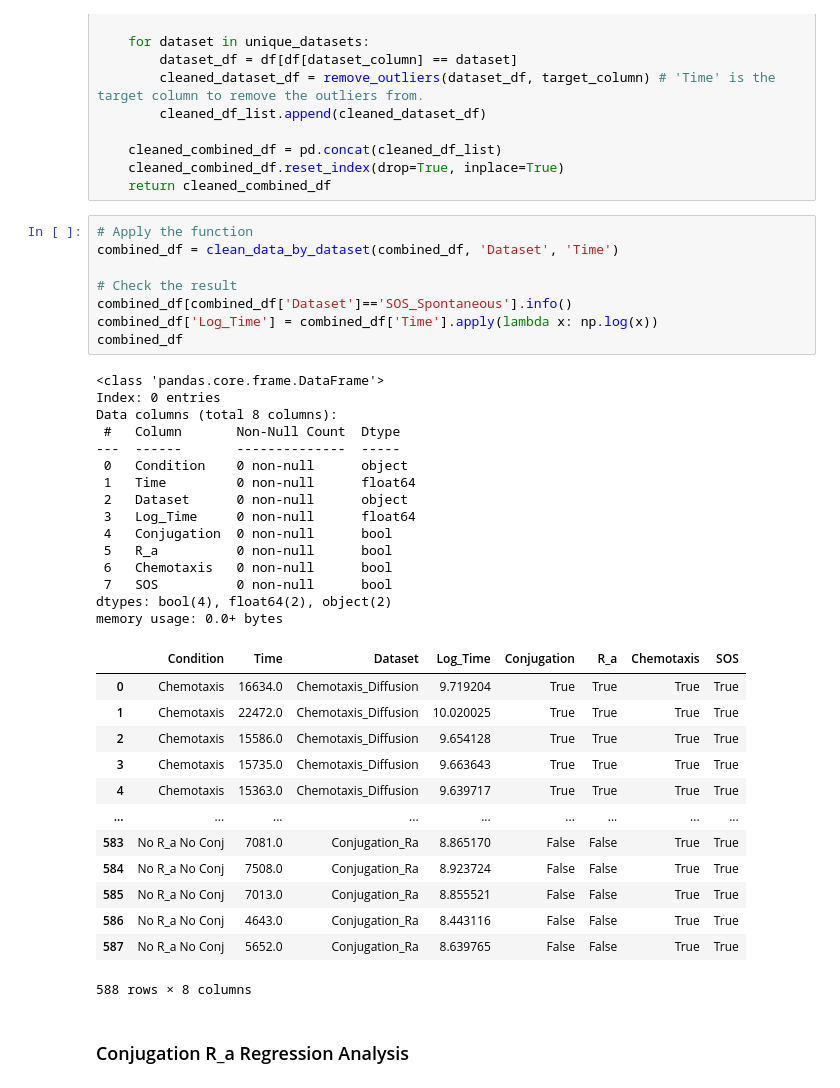
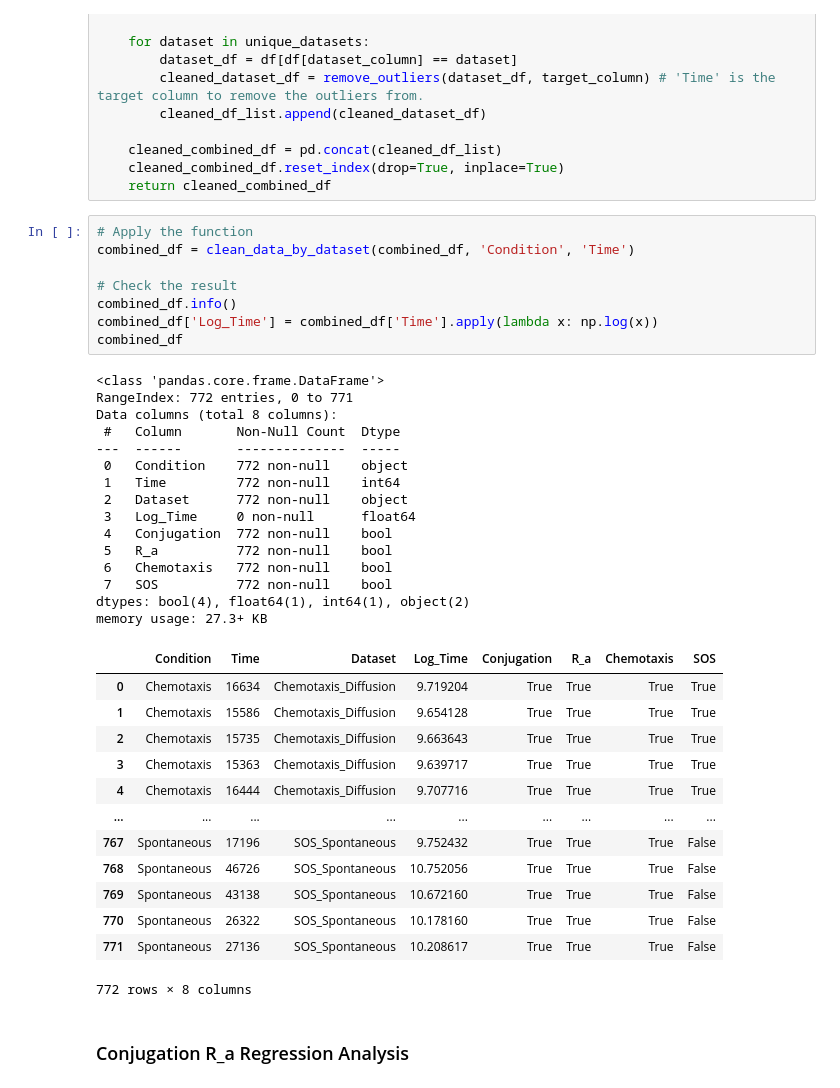
Before and after one commit to Frood-for-Thought/Bac_Evol_SSA, a Jupyter notebook: Time to Fixation Experiments - Changing Chemotaxis Equation/Regression_Analysis.ipynb, the cells around one changed output. Saved outputs shown, nothing was run; the diff lists cells and outputs as text.

```diff
--- a/Time to Fixation Experiments - Changing Chemotaxis Equation/Regression_Analysis.ipynb
+++ b/Time to Fixation Experiments - Changing Chemotaxis Equation/Regression_Analysis.ipynb
@@ -55,41 +56,41 @@ def clean_data_by_dataset(df, dataset_column, target_column):
     return cleaned_combined_df
 # %%
 # Apply the function
-combined_df = clean_data_by_dataset(combined_df, 'Dataset', 'Time')
+combined_df = clean_data_by_dataset(combined_df, 'Condition', 'Time')
 
 # Check the result
-combined_df[combined_df['Dataset']=='SOS_Spontaneous'].info()
+combined_df.info()
 combined_df['Log_Time'] = combined_df['Time'].apply(lambda x: np.log(x))
 combined_df
 # %% [output]
 <class 'pandas.core.frame.DataFrame'>
-Index: 0 entries
+RangeIndex: 772 entries, 0 to 771
 Data columns (total 8 columns):
  #   Column       Non-Null Count  Dtype
 ---  ------       --------------  -----
- 0   Condition    0 non-null      object
- 1   Time         0 non-null      float64
- 2   Dataset      0 non-null      object
+ 0   Condition    772 non-null    object
+ 1   Time         772 non-null    int64
+ 2   Dataset      772 non-null    object
  3   Log_Time     0 non-null      float64
- 4   Conjugation  0 non-null      bool
- 5   R_a          0 non-null      bool
- 6   Chemotaxis   0 non-null      bool
- 7   SOS          0 non-null      bool
-dtypes: bool(4), float64(2), object(2)
-memory usage: 0.0+ bytes
+ 4   Conjugation  772 non-null    bool
+ 5   R_a          772 non-null    bool
+ 6   Chemotaxis   772 non-null    bool
+ 7   SOS          772 non-null    bool
+dtypes: bool(4), float64(1), int64(1), object(2)
+memory usage: 27.3+ KB
 |  | Condition | Time | Dataset | Log_Time | Conjugation | R_a | Chemotaxis | SOS |
-| 0 | Chemotaxis | 16634.0 | Chemotaxis_Diffusion | 9.719204 | True | True | True | True |
-| 1 | Chemotaxis | 22472.0 | Chemotaxis_Diffusion | 10.020025 | True | True | True | True |
-| 2 | Chemotaxis | 15586.0 | Chemotaxis_Diffusion | 9.654128 | True | True | True | True |
-| 3 | Chemotaxis | 15735.0 | Chemotaxis_Diffusion | 9.663643 | True | True | True | True |
-| 4 | Chemotaxis | 15363.0 | Chemotaxis_Diffusion | 9.639717 | True | True | True | True |
+| 0 | Chemotaxis | 16634 | Chemotaxis_Diffusion | 9.719204 | True | True | True | True |
+| 1 | Chemotaxis | 15586 | Chemotaxis_Diffusion | 9.654128 | True | True | True | True |
+| 2 | Chemotaxis | 15735 | Chemotaxis_Diffusion | 9.663643 | True | True | True | True |
+| 3 | Chemotaxis | 15363 | Chemotaxis_Diffusion | 9.639717 | True | True | True | True |
+| 4 | Chemotaxis | 16444 | Chemotaxis_Diffusion | 9.707716 | True | True | True | True |
 | ... | ... | ... | ... | ... | ... | ... | ... | ... |
-| 583 | No R_a No Conj | 7081.0 | Conjugation_Ra | 8.865170 | False | False | True | True |
-| 584 | No R_a No Conj | 7508.0 | Conjugation_Ra | 8.923724 | False | False | True | True |
-| 585 | No R_a No Conj | 7013.0 | Conjugation_Ra | 8.855521 | False | False | True | True |
-| 586 | No R_a No Conj | 4643.0 | Conjugation_Ra | 8.443116 | False | False | True | True |
-| 587 | No R_a No Conj | 5652.0 | Conjugation_Ra | 8.639765 | False | False | True | True |
+| 767 | Spontaneous | 17196 | SOS_Spontaneous | 9.752432 | True | True | True | False |
+| 768 | Spontaneous | 46726 | SOS_Spontaneous | 10.752056 | True | True | True | False |
+| 769 | Spontaneous | 43138 | SOS_Spontaneous | 10.672160 | True | True | True | False |
+| 770 | Spontaneous | 26322 | SOS_Spontaneous | 10.178160 | True | True | True | False |
+| 771 | Spontaneous | 27136 | SOS_Spontaneous | 10.208617 | True | True | True | False |
-588 rows × 8 columns
+772 rows × 8 columns
 # %% [markdown]
 ### Conjugation R_a Regression Analysis
 # %%
```
Also changed, not shown: parts of 15 cells of this notebook.
